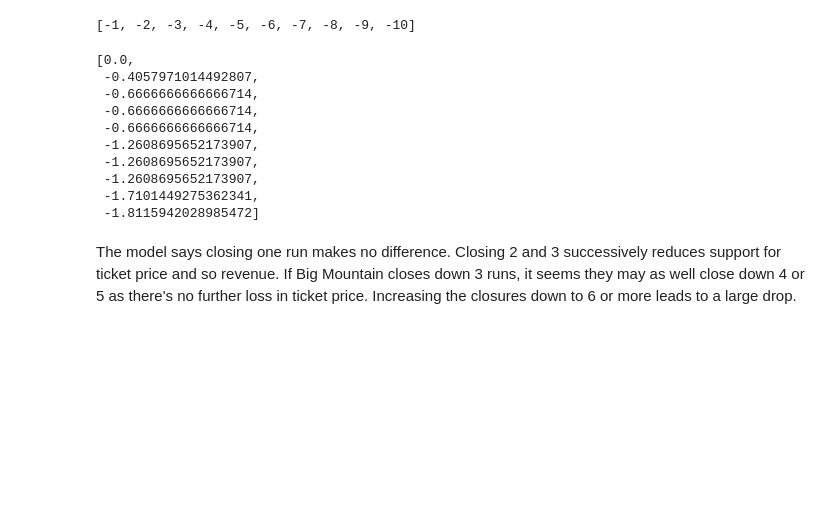
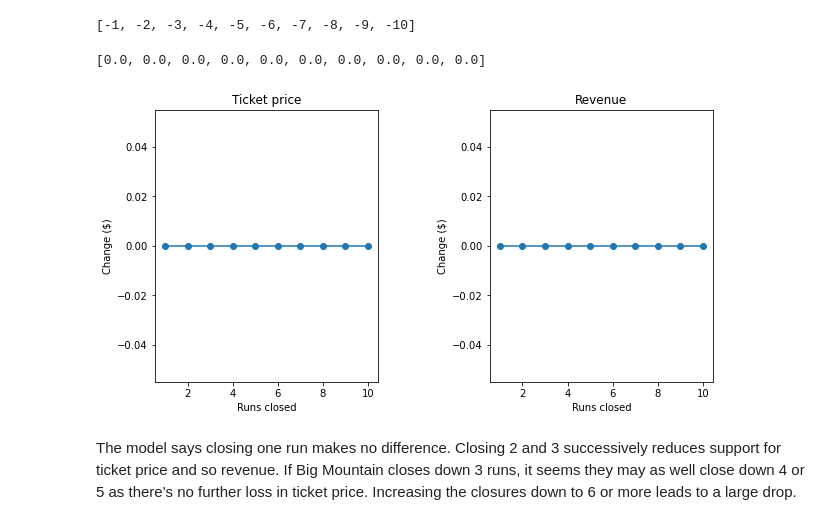
Before and after one commit to Graham-MacIsaac/DataScienceGuidedCapstone, a Jupyter notebook: Notebooks/05_modeling.ipynb, the cells around one changed output. Saved outputs shown, nothing was run; the diff lists cells and outputs as text; code cells hidden in the pictures; blank space fills up the shorter version.

```diff
--- a/Notebooks/05_modeling.ipynb
+++ b/Notebooks/05_modeling.ipynb
@@ -51,7 +51,7 @@ from sklearn.model_selection import cross_validate
 # These checks can save some head-scratching in development when moving from
 # one python environment to another, for example
 expected_model_version = '1.0'
-model_path = '../models/ski_resort_pricing_model.pkl'
+model_path = 'C:/Users/Mohammad/DataScienceGuidedCapstone/models/ski_resort_pricing_model.pkl'
 if os.path.exists(model_path):
     with open(model_path, 'rb') as f:
         model = pickle.load(f)
@@ -91,6 +93,9 @@ big_mountain.T
 ## 5.6 Refit Model On All Available Data (excluding Big Mountain)<a id='5.6_Refit_Model_On_All_Available_Data_(excluding_Big_Mountain)'></a>
 # %% [markdown]
 This next step requires some careful thought. We want to refit the model using all available data. But should we include Big Mountain data? On the one hand, we are _not_ trying to estimate model performance on a previously unseen data sample, so theoretically including Big Mountain data should be fine. One might first think that including Big Mountain in the model training would, if anything, improve model performance in predicting Big Mountain's ticket price. But here's where our business context comes in. The motivation for this entire project is based on the sense that Big Mountain needs to adjust its pricing. One way to phrase this problem: we want to train a model to predict Big Mountain's ticket price based on data from _all the other_ resorts! We don't want Big Mountain's current price to bias this. We want to calculate a price based only on its competitors.
+# %%
+model.X_columns = list(ski_data.columns)
+model.X_columns = model.X_columns[3:]
 # %%
 X = ski_data.loc[ski_data.Name != "Big Mountain Resort", model.X_columns]
 y = ski_data.loc[ski_data.Name != "Big Mountain Resort", 'AdultWeekend']
@@ -281,7 +282,7 @@ The business has shortlisted some options:
 
 The expected number of visitors over the season is 350,000 and, on average, visitors ski for five days. Assume the provided data includes the additional lift that Big Mountain recently installed.
 # %%
-expected_visitors = 350_000
+expected_visitors = 350000
 # %%
 all_feats = ['vertical_drop', 'Snow Making_ac', 'total_chairs', 'fastQuads',
              'Runs', 'LongestRun_mi', 'trams', 'SkiableTerrain_ac']
@@ -311,5 +312,5 @@ def predict_increase(features, deltas):
 
     bm2 = X_bm.copy()
     for f, d in zip(features, deltas):
-        bm2[___] += ___
+        bm2[f] += d
     return model.predict(bm2).item() - model.predict(X_bm).item()
@@ -324,35 +343,27 @@ Close up to 10 of the least used runs. The number of runs is the only parameter
 # %%
 runs_delta = [i for i in range(-1, -11, -1)]
 price_deltas = [predict_increase(['Runs'], [delta]) for delta in runs_delta]
+price_deltas
+# %% [output]
+[0.0, 0.0, 0.0, 0.0, 0.0, 0.0, 0.0, 0.0, 0.0, 0.0]
-# %%
-price_deltas
-# %% [output]
-[0.0,
- -0.4057971014492807,
- -0.6666666666666714,
- -0.6666666666666714,
- -0.6666666666666714,
- -1.2608695652173907,
- -1.2608695652173907,
- -1.2608695652173907,
- -1.7101449275362341,
- -1.8115942028985472]
 # %%
 #Code task 3#
 #Create two plots, side by side, for the predicted ticket price change (delta) for each
 #condition (number of runs closed) in the scenario and the associated predicted revenue
 #change on the assumption that each of the expected visitors buys 5 tickets
 #There are two things to do here:
 #1 - use a list comprehension to create a list of the number of runs closed from `runs_delta`
 #2 - use a list comprehension to create a list of predicted revenue changes from `price_deltas`
-runs_closed = [-1 * ___ for ___ in runs_delta] #1
+runs_closed = [-1 * runs for runs in runs_delta] #1
 fig, ax = plt.subplots(1, 2, figsize=(10, 5))
 fig.subplots_adjust(wspace=0.5)
 ax[0].plot(runs_closed, price_deltas, 'o-')
 ax[0].set(xlabel='Runs closed', ylabel='Change ($)', title='Ticket price')
-revenue_deltas = [5 * expected_visitors * ___ for ___ in ___] #2
+revenue_deltas = [5 * expected_visitors * r for r in price_deltas] #2
 ax[1].plot(runs_closed, revenue_deltas, 'o-')
 ax[1].set(xlabel='Runs closed', ylabel='Change ($)', title='Revenue');
+# %% [output]
+[figure, added]
 # %% [markdown]
 The model says closing one run makes no difference. Closing 2 and 3 successively reduces support for ticket price and so revenue. If Big Mountain closes down 3 runs, it seems they may as well close down 4 or 5 as there's no further loss in ticket price. Increasing the closures down to 6 or more leads to a large drop.
 # %% [markdown]
```
Also changed, not shown: parts of 9 cells of this notebook.
